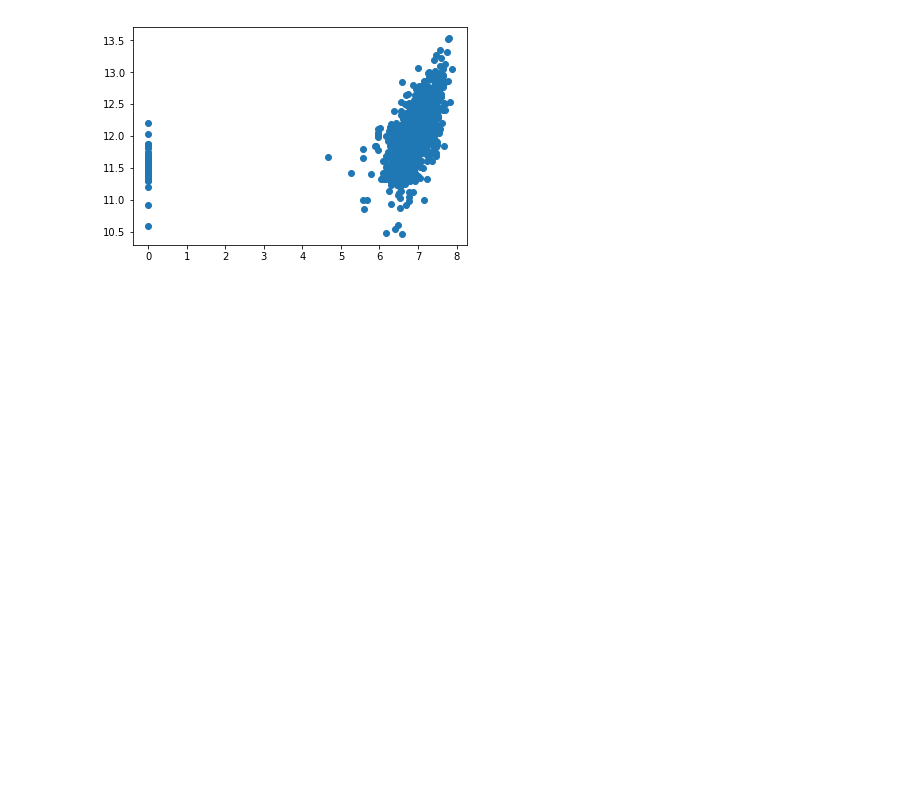
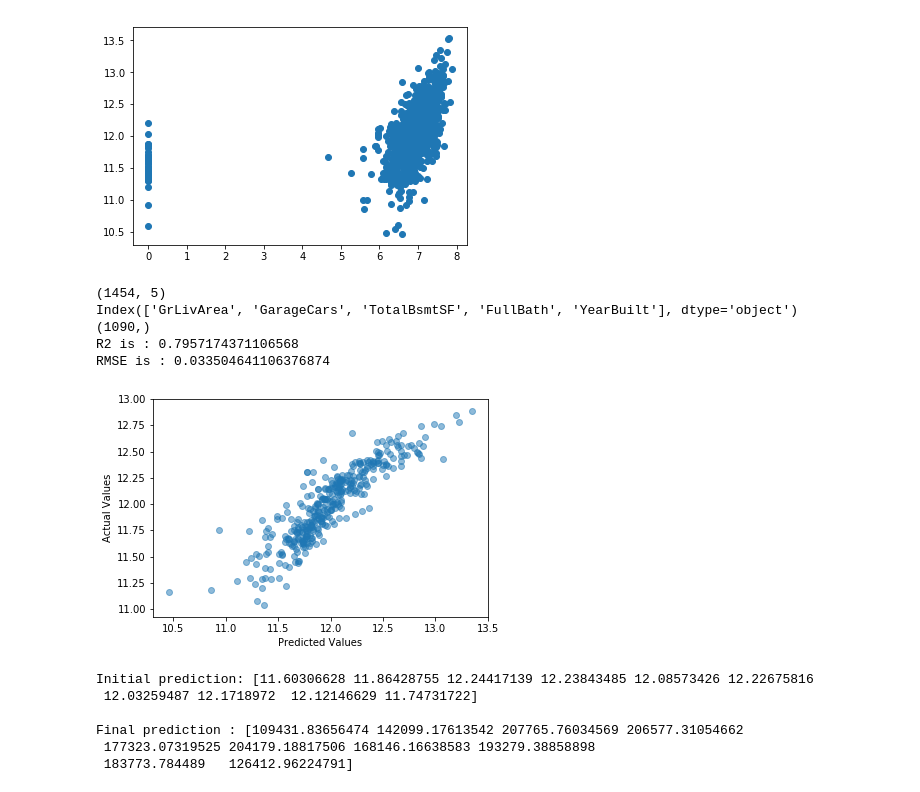
Before and after one commit to ashocorian/a16, a Jupyter notebook: A16 Project/source.ipynb, the cells around one changed output. Saved outputs shown, nothing was run; the diff lists cells and outputs as text; code cells hidden in the pictures; blank space fills up the shorter version.

Commit message:
First basic Linear Model done
#3566 on Kaggle's leaderboard.

```diff
--- a/A16 Project/source.ipynb
+++ b/A16 Project/source.ipynb
@@ -216,7 +216,7 @@ sourceFile.sort_values( by = 'GrLivArea', ascending = False)[:2]
 | 523 | 524 | 60 | RL | 40094 | Pave | IR1 | Bnk | AllPub | Inside | ... |
 2 rows × 63 columns
 # %%
-sourceFile = sourceFile.drop(sourceFile[sourceFile['Id'] == 1299].index)
-sourceFile = sourceFile.drop(sourceFile[sourceFile['Id'] == 524].index)
+df_train = df_train.drop(df_train[df_train['Id'] == 1299].index)
+df_train = df_train.drop(df_train[df_train['Id'] == 524].index)
 # %%
 var = 'TotalBsmtSF'
@@ -237,0 +238,5 @@ sourceFile = sourceFile.drop(sourceFile[sourceFile['Id'] == 441].index)
+# %%
+df_train['SalePrice'] = np.log1p(df_train['SalePrice'])
+sbn.distplot(df_train['SalePrice']);
+fig = plt.pyplot.figure()
+stats.probplot(df_train['SalePrice'], plot = plt.pyplot);
@@ -237,0 +246,5 @@ sourceFile = sourceFile.drop(sourceFile[sourceFile['Id'] == 441].index)
+# %%
+df_train['GrLivArea'] = np.log1p(df_train['GrLivArea'])
+sbn.distplot(df_train['GrLivArea'])
+fig = plt.pyplot.figure()
+stats.probplot(df_train['GrLivArea'], plot = plt.pyplot);
@@ -245,6 +261,6 @@ stats.probplot(sourceFile['SalePrice'], plot = plt.pyplot);
 # %%
-sourceFile['SalePrice'] = np.log1p(sourceFile['SalePrice'])
-sbn.distplot(sourceFile['SalePrice']);
+df_train['TotalBsmtSF'] = np.log1p(df_train['TotalBsmtSF'])
+sbn.distplot(df_train['TotalBsmtSF'])
 fig = plt.pyplot.figure()
-stats.probplot(sourceFile['SalePrice'], plot = plt.pyplot);
+stats.probplot(df_train['TotalBsmtSF'], plot = plt.pyplot);
 # %% [output]
@@ -282,2 +275,61 @@ plt.pyplot.scatter(sourceFile['TotalBsmtSF'],sourceFile['SalePrice']);
 # %% [output]
 [figure]
+# %%
+import matplotlib.pyplot as plt
+from sklearn import datasets, linear_model
+from sklearn.model_selection import train_test_split
+from sklearn.metrics import mean_squared_error
+
+df_test = pd.read_csv("test.csv")
+y = df_train.SalePrice
+
+data = df_train[['GrLivArea', 'GarageCars', 'TotalBsmtSF', 'FullBath', 'YearBuilt']]
+
+X = data
+
+print(X.shape)
+
+X_train,X_test,y_train,y_test = train_test_split(X,y, random_state = 420, test_size = 0.25)
+
+clf = linear_model.LinearRegression()
+
+print(X_train.columns)
+print(y_train.shape)
+clf.fit(X_train,y_train)
+
+
+print("R2 is :",clf.score(X_test, y_test))
+pred = clf.predict(X_test)
+print("RMSE is :", mean_squared_error(y_test, pred))
+
+
+actual_values = y_test
+plt.scatter(actual_values,pred, alpha = 0.5)
+plt.ylabel("Actual Values")
+plt.xlabel("Predicted Values")
+plt.show()
+# %% [output]
+(1454, 5)
+Index(['GrLivArea', 'GarageCars', 'TotalBsmtSF', 'FullBath', 'YearBuilt'], dtype='object')
+(1090,)
+R2 is : 0.7957174371106568
+RMSE is : 0.033504641106376874
+[figure, added]
+# %%
+#features = ['OverallQual', 'GrLivArea', 'GarageCars', 'TotalBsmtSF', 'FullBath', 'YearBuilt']
+df_test[['GrLivArea', 'TotalBsmtSF']] = np.log1p(df_test[['GrLivArea', 'TotalBsmtSF']])
+feats = df_test[['GrLivArea', 'GarageCars', 'TotalBsmtSF', 'FullBath', 'YearBuilt']]
+feats.fillna(0, inplace = True)
+
+pred = clf.predict(feats)
+prediction_final = np.expm1(pred)
+
+print("Initial prediction:", pred[:10], "\n")
+print("Final prediction :", prediction_final[:10])
+# %% [output]
+Initial prediction: [11.60306628 11.86428755 12.24417139 12.23843485 12.08573426 12.22675816
+ 12.03259487 12.1718972  12.12146629 11.74731722]
+
+Final prediction : [109431.83656474 142099.17613542 207765.76034569 206577.31054662
+ 177323.07319525 204179.18817506 168146.16638583 193279.38858898
+ 183773.784489   126412.96224791]
```
Also changed, not shown: parts of 30 cells of this notebook, 1 other file.
